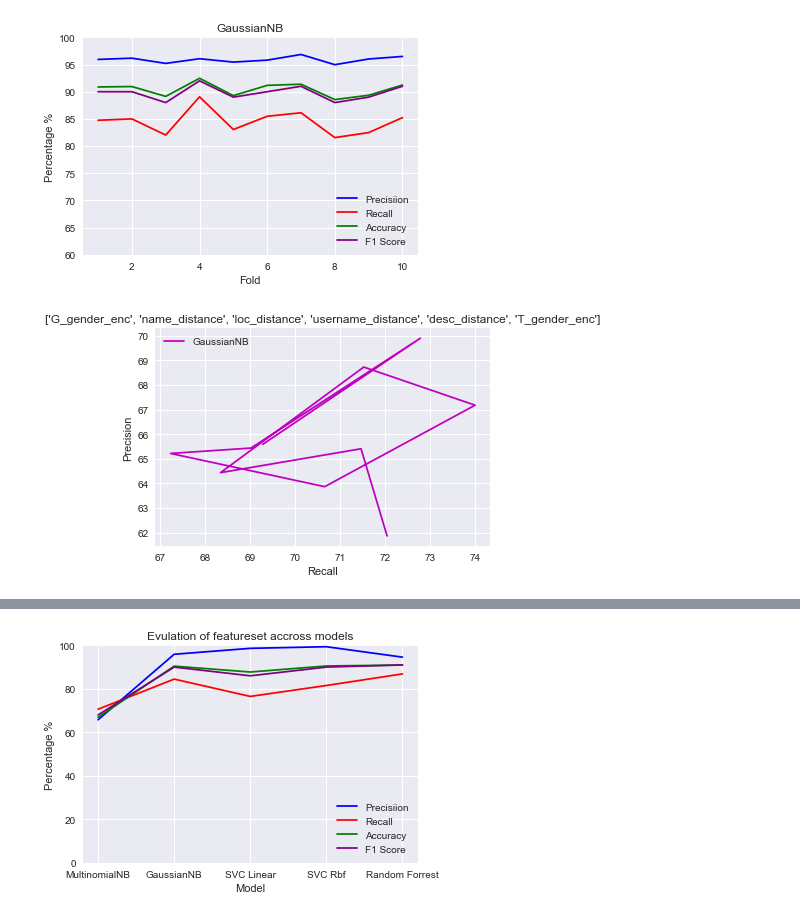
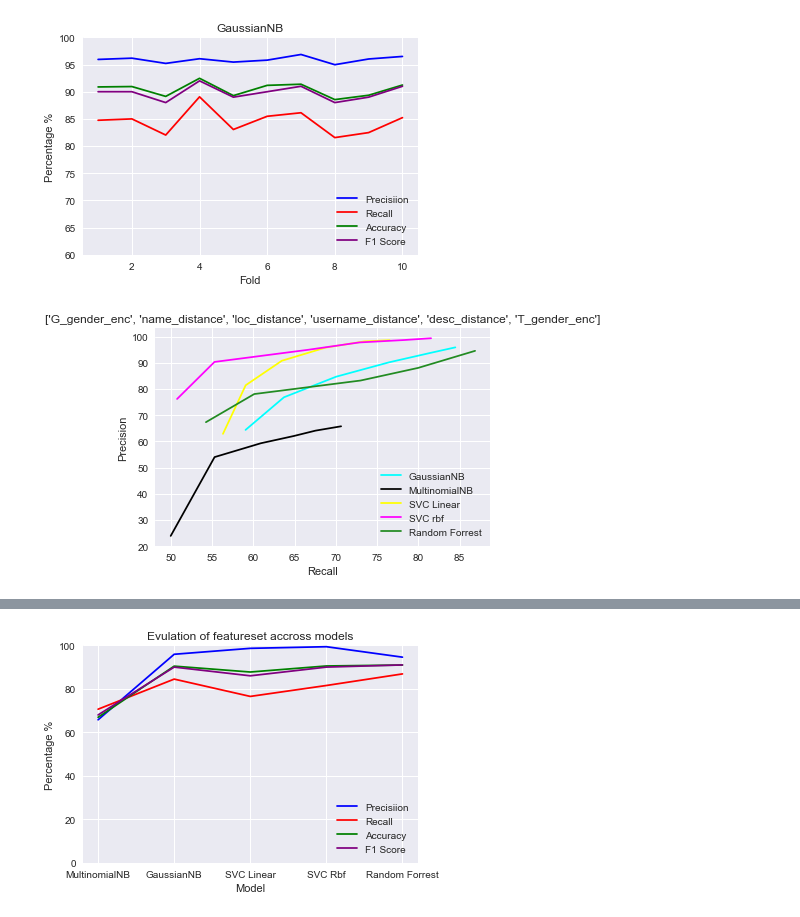
Before and after one commit to Gnome-Chompski/MSc_Project, a Jupyter notebook: ResultPlotting.ipynb, the cells around one changed output, grey strips where cells are left out. Drawn from its saved outputs; the diff is of its cells as text; code cells hidden in the pictures.

Commit message:
fixed precXrecall curve

```diff
--- a/ResultPlotting.ipynb
+++ b/ResultPlotting.ipynb
@@ -204,14 +238,14 @@ plot_data(path, featureSet, title = "GaussianNB")
 # %% [output]
 [figure]
 # %%
-# paths = ["results/naivebayes/GaussianDataComp.json",
-#         "results/naivebayes/MultinomialDataComp.json",
-#         "results/SVM/SVCLinearData.json",
-#         "results/SVM/SVCrbfData.json",
-#         "results/RandomForrest/RandomForrestEst1000Data.json"]
+paths = ["results/naivebayes/GaussianResultsComp.json",
+        "results/naivebayes/MultinomialResultsComp.json",
+        "results/SVM/SVCLinearResults.json",
+        "results/SVM/SVCrbfResults.json",
+        "results/RandomForrest/RandomForrestEst1000Results.json"]
 precision_recall_curve(paths, featureSet)
 # %% [output]
-[figure, old version]
+[figure, new version]
 # %%
 paths = ["results/naivebayes/GaussianResultsComp.json",
         "results/naivebayes/MultinomialResultsComp.json",
```
Also changed, not shown: parts of 3 cells of this notebook.
